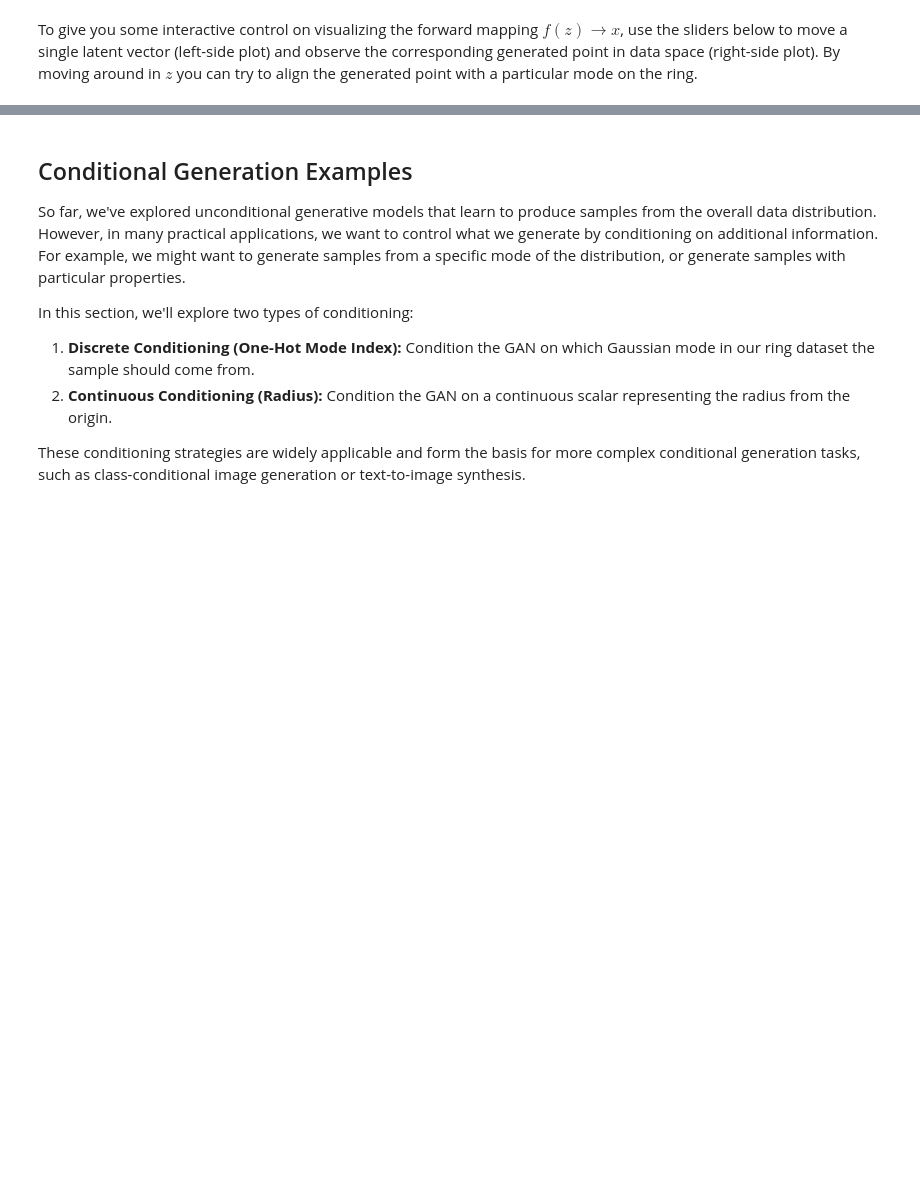
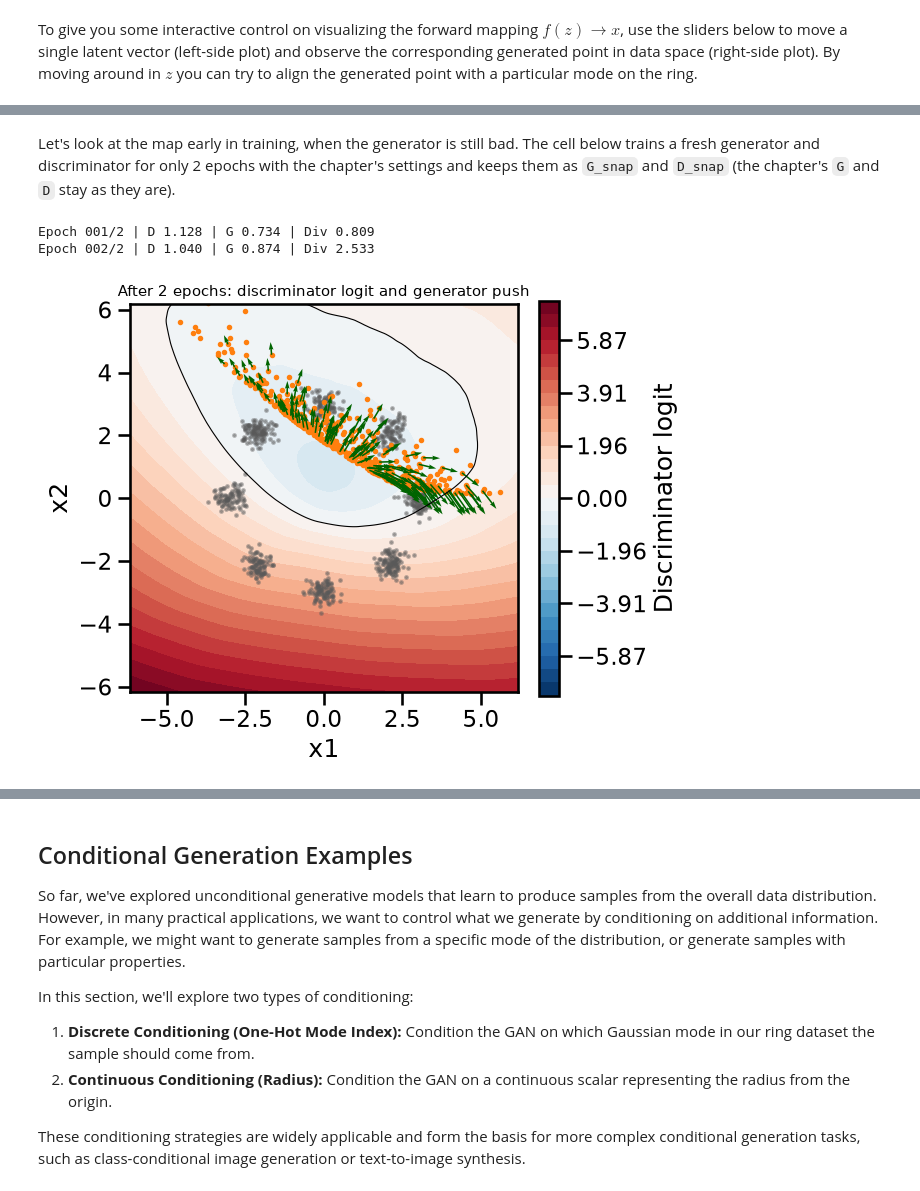
Before and after one commit to IDEALLab/ML4ME_Textbook, a Jupyter notebook: part2/gen_models/intro_to_GANS.ipynb, the cells around one changed output, grey strips where cells are left out. Cells and saved outputs as stored; diff of their text form; code cells hidden in the pictures; blank space fills up the shorter version.

```diff
--- a/part2/gen_models/intro_to_GANS.ipynb
+++ b/part2/gen_models/intro_to_GANS.ipynb
@@ -347,0 +452,13 @@ interactive(children=(FloatSlider(value=0.0, description='z1', max=3.0, min=-3.0
+# %% [markdown]
+Let's look at the map early in training, when the generator is still bad. The cell below trains a fresh generator and discriminator for only 2 epochs with the chapter's settings and keeps them as `G_snap` and `D_snap` (the chapter's `G` and `D` stay as they are).
+# %%
+torch.manual_seed(RNG_SEED)
+G_snap, D_snap, H_snap = train_vanilla_gan(X_ring, epochs=2, batch_size=256, lr_g=2e-4, lr_d=2e-4,
+                                           hidden_dim=256, noise_dim=2, print_every=1)
+plot_discriminator_map(D_snap, G_snap, arrows=True, title='After 2 epochs: discriminator logit and generator push')
+plt.tight_layout()
+plt.show()
+# %% [output]
+Epoch 001/2 | D 1.128 | G 0.734 | Div 0.809
+Epoch 002/2 | D 1.040 | G 0.874 | Div 2.533
+[figure, added]
```
Also changed, not shown: parts of 24 cells of this notebook.
